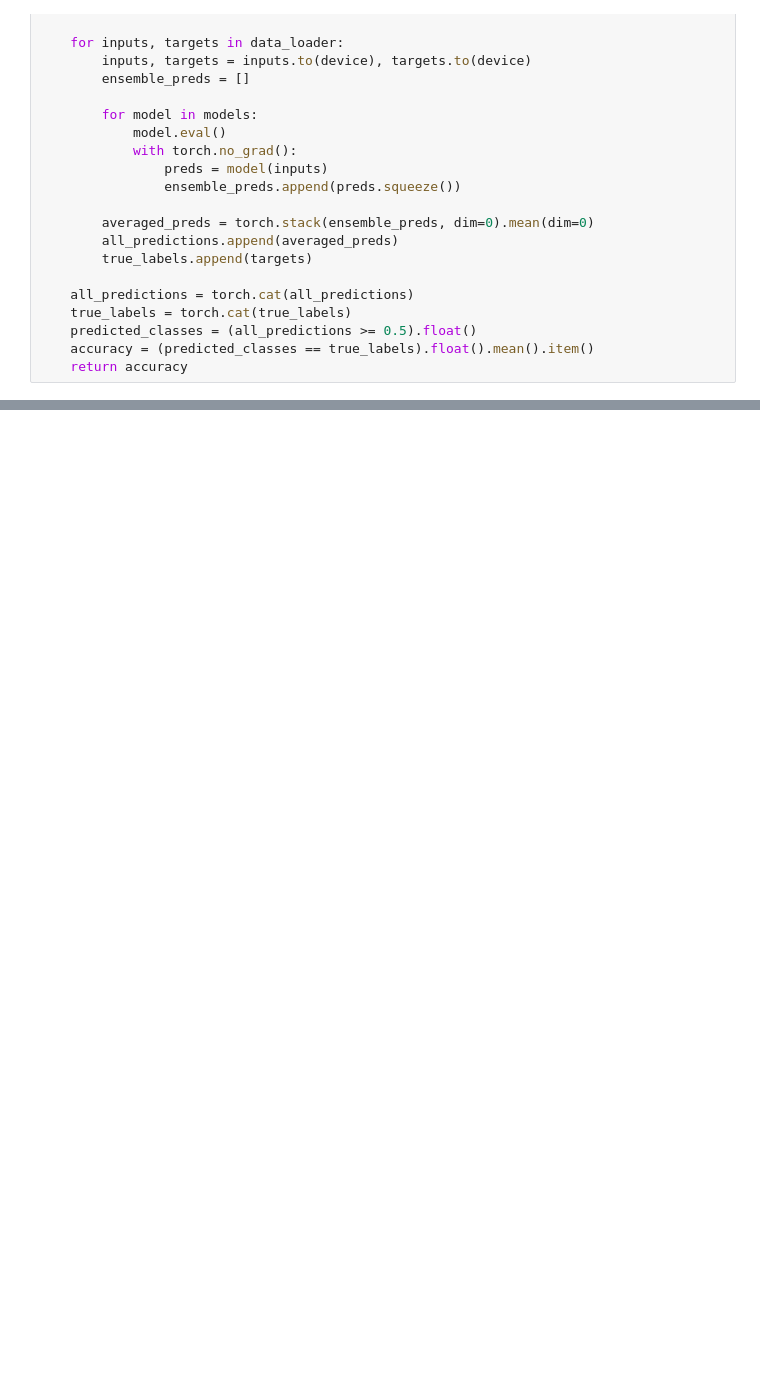
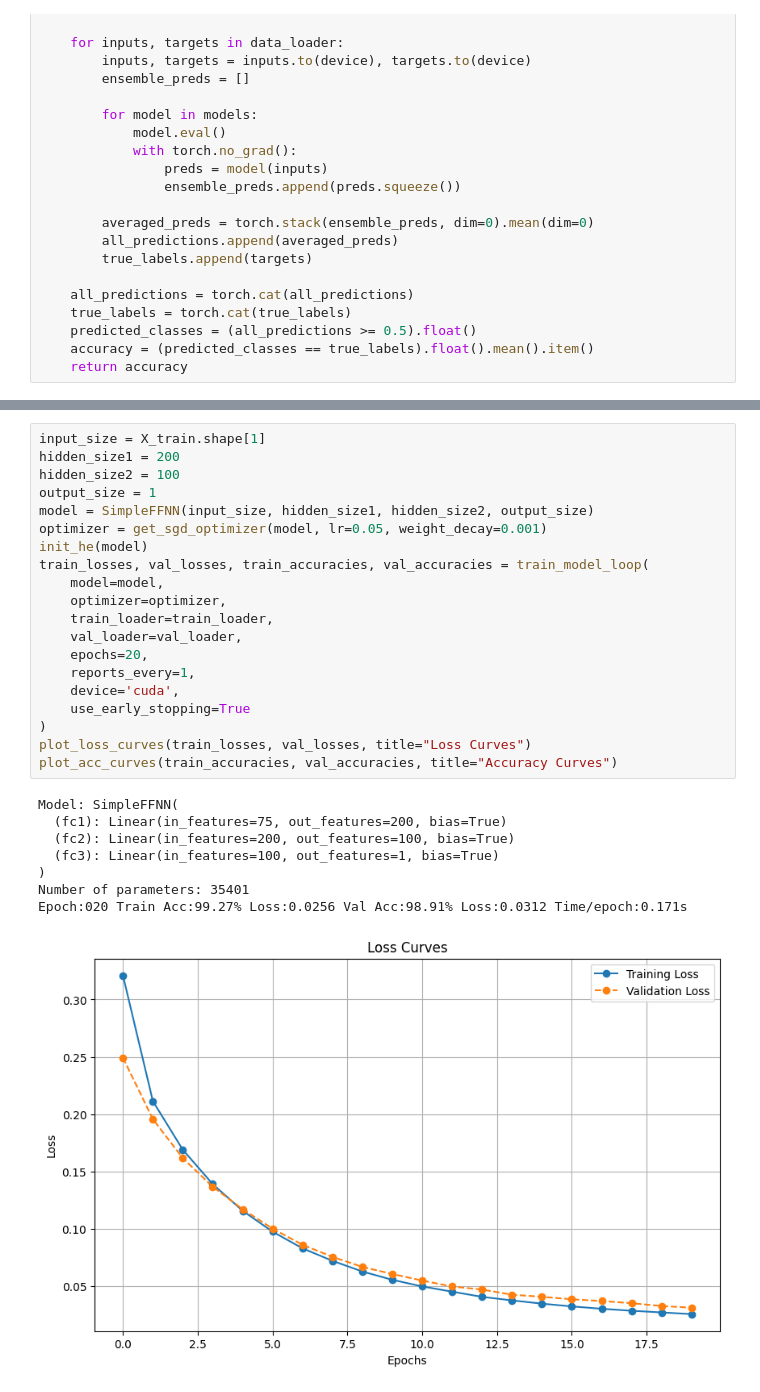
Before and after one commit to antargi/deeplearningfundamentals, a Jupyter notebook: lab1_try1.ipynb, the cells around one changed output, grey strips where cells are left out. Cells and saved outputs as stored; diff of their text form; blank space fills up the shorter version.

```diff
--- a/lab1_try1.ipynb
+++ b/lab1_try1.ipynb
@@ -1150,0 +1289,29 @@ Ensemble Accuracy: 0.50
+# %%
+input_size = X_train.shape[1]
+hidden_size1 = 200
+hidden_size2 = 100
+output_size = 1
+model = SimpleFFNN(input_size, hidden_size1, hidden_size2, output_size)
+optimizer = get_sgd_optimizer(model, lr=0.05, weight_decay=0.001)
+init_he(model)
+train_losses, val_losses, train_accuracies, val_accuracies = train_model_loop(
+    model=model,
+    optimizer=optimizer,
+    train_loader=train_loader,
+    val_loader=val_loader,
+    epochs=20,
+    reports_every=1,
+    device='cuda',
+    use_early_stopping=True
+)
+plot_loss_curves(train_losses, val_losses, title="Loss Curves")
+plot_acc_curves(train_accuracies, val_accuracies, title="Accuracy Curves")
+# %% [output]
+Model: SimpleFFNN(
+  (fc1): Linear(in_features=75, out_features=200, bias=True)
+  (fc2): Linear(in_features=200, out_features=100, bias=True)
+  (fc3): Linear(in_features=100, out_features=1, bias=True)
+)
+Number of parameters: 35401
+Epoch:020 Train Acc:99.27% Loss:0.0256 Val Acc:98.91% Loss:0.0312 Time/epoch:0.171s
+[figure, added]
```
Also changed, not shown: parts of 22 cells of this notebook.
